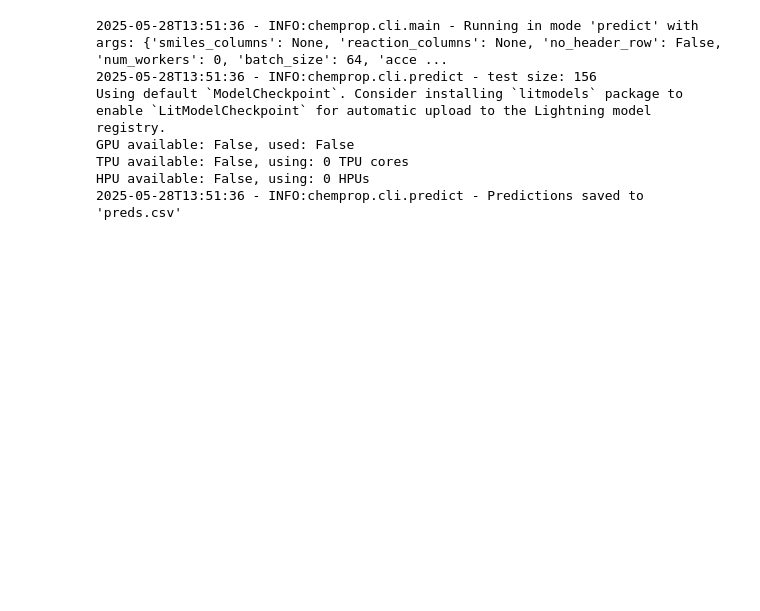
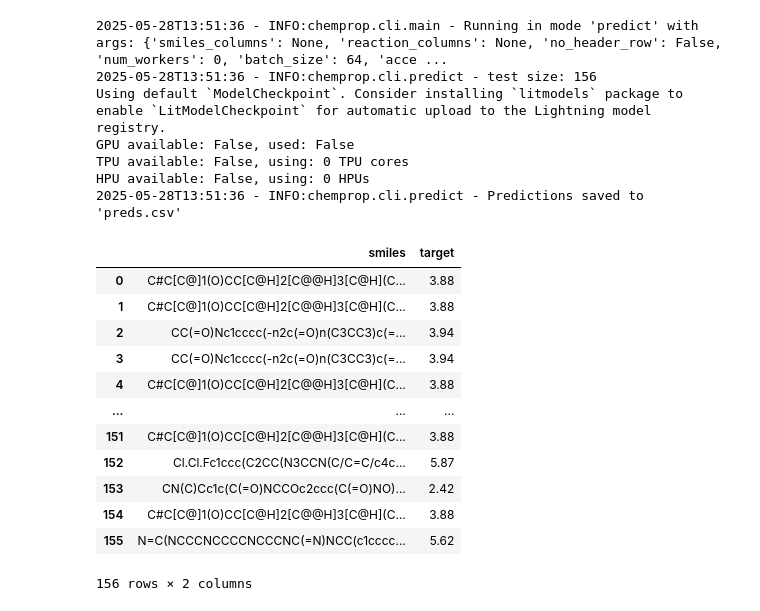
Before and after one commit to Vinoth0202/Training-to-Divya, a Jupyter notebook: practice/code practice/CHEMBL_1203870_ic50.ipynb, the cells around one changed output. Drawn from its saved outputs; the diff is of its cells as text; code cells hidden in the pictures; blank space fills up the shorter version.

```diff
--- a/practice/code practice/CHEMBL_1203870_ic50.ipynb
+++ b/practice/code practice/CHEMBL_1203870_ic50.ipynb
@@ -229,3 +231,20 @@ GPU available: False, used: False
 TPU available: False, using: 0 TPU cores
 HPU available: False, using: 0 HPUs
 2025-05-28T13:51:36 - INFO:chemprop.cli.predict - Predictions saved to 'preds.csv'
+# %%
+pdf = pd.read_csv("/content/chemprop/test_data.csv")
+pdf
+# %% [output]
+|  | smiles | target |
+| 0 | C#C[C@]1(O)CC[C@H]2[C@@H]3[C@H](C... | 3.88 |
+| 1 | C#C[C@]1(O)CC[C@H]2[C@@H]3[C@H](C... | 3.88 |
+| 2 | CC(=O)Nc1cccc(-n2c(=O)n(C3CC3)c(=... | 3.94 |
+| 3 | CC(=O)Nc1cccc(-n2c(=O)n(C3CC3)c(=... | 3.94 |
+| 4 | C#C[C@]1(O)CC[C@H]2[C@@H]3[C@H](C... | 3.88 |
+| ... | ... | ... |
+| 151 | C#C[C@]1(O)CC[C@H]2[C@@H]3[C@H](C... | 3.88 |
+| 152 | Cl.Cl.Fc1ccc(C2CC(N3CCN(C/C=C/c4c... | 5.87 |
+| 153 | CN(C)Cc1c(C(=O)NCCOc2ccc(C(=O)NO)... | 2.42 |
+| 154 | C#C[C@]1(O)CC[C@H]2[C@@H]3[C@H](C... | 3.88 |
+| 155 | N=C(NCCCNCCCCNCCCNC(=N)NCC(c1cccc... | 5.62 |
+156 rows × 2 columns
```
Also changed, not shown: parts of 2 cells of this notebook.
